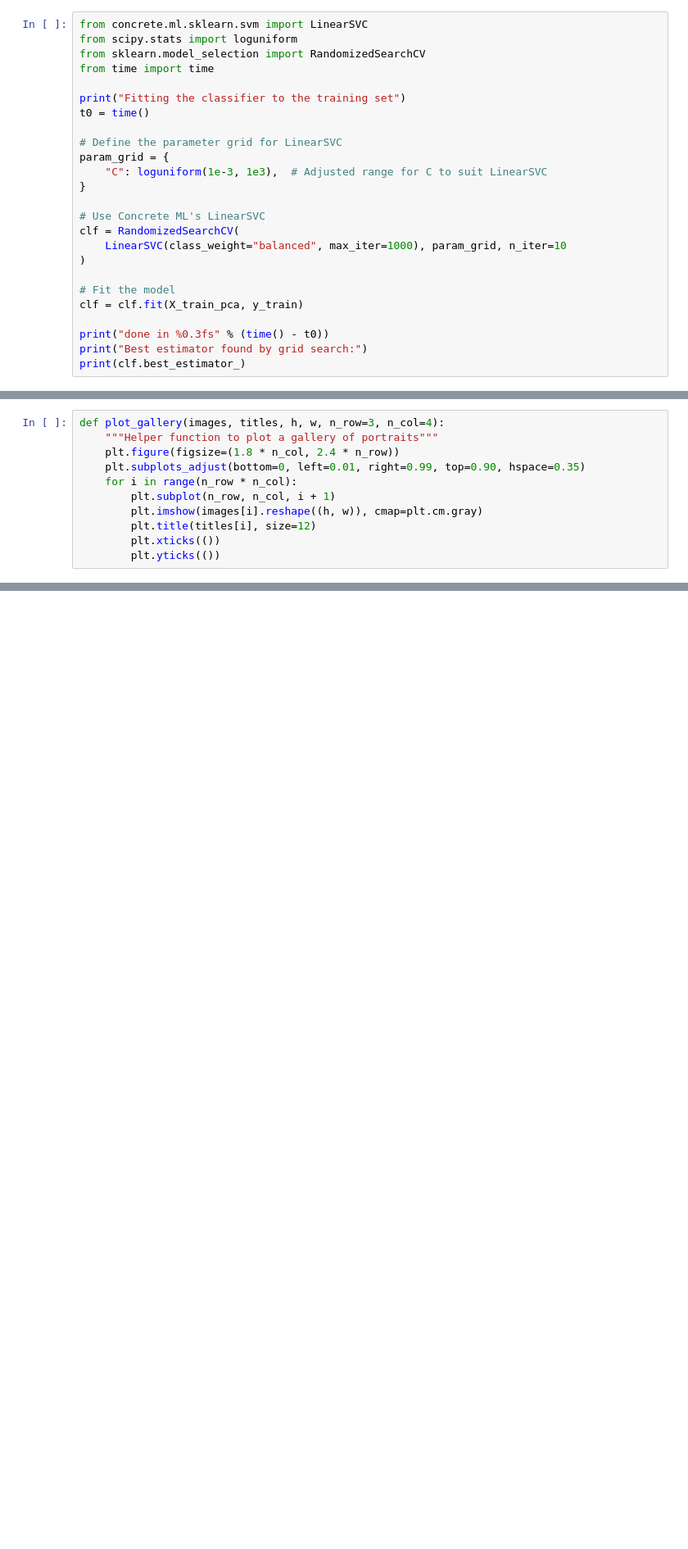
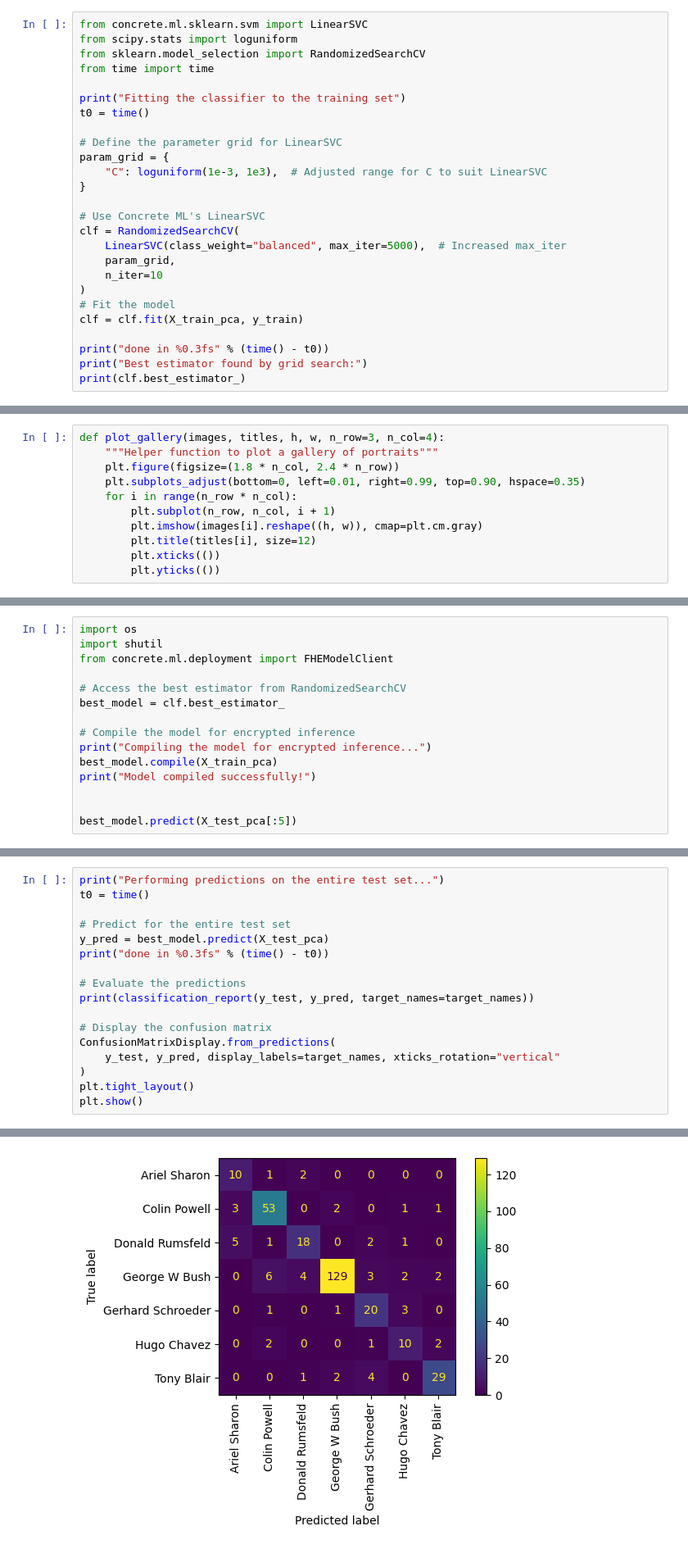
Before and after one commit to ngoinhaoto/concreteML, a Jupyter notebook: test.ipynb, the cells around one changed output, grey strips where cells are left out. Shown at 82% size. Drawn from its saved outputs; the diff is of its cells as text; blank space fills up the shorter version.

Commit message:
add compile & inference fhe

```diff
--- a/test.ipynb
+++ b/test.ipynb
@@ -102,9 +97,10 @@ param_grid = {
 
 # Use Concrete ML's LinearSVC
 clf = RandomizedSearchCV(
-    LinearSVC(class_weight="balanced", max_iter=1000), param_grid, n_iter=10
+    LinearSVC(class_weight="balanced", max_iter=5000),  # Increased max_iter
+    param_grid,
+    n_iter=10
 )
-
 # Fit the model
 clf = clf.fit(X_train_pca, y_train)
 
@@ -177,3 +173,18 @@ plot_gallery(eigenfaces, eigenface_titles, h, w)
 plt.show()
 # %% [output]
 [figure]
+# %%
+import os
+import shutil
+from concrete.ml.deployment import FHEModelClient
+
+# Access the best estimator from RandomizedSearchCV
+best_model = clf.best_estimator_
+
+# Compile the model for encrypted inference
+print("Compiling the model for encrypted inference...")
+best_model.compile(X_train_pca)
+print("Model compiled successfully!")
+
+
+best_model.predict(X_test_pca[:5])
@@ -179,0 +196,18 @@ plt.show()
+# %%
+print("Performing predictions on the entire test set...")
+t0 = time()
+
+# Predict for the entire test set
+y_pred = best_model.predict(X_test_pca)
+print("done in %0.3fs" % (time() - t0))
+
+# Evaluate the predictions
+print(classification_report(y_test, y_pred, target_names=target_names))
+
+# Display the confusion matrix
+ConfusionMatrixDisplay.from_predictions(
+    y_test, y_pred, display_labels=target_names, xticks_rotation="vertical"
+)
+plt.tight_layout()
+plt.show()
+# %% [output]
@@ -179,0 +229 @@ plt.show()
+[figure, added]
```
Also changed, not shown: parts of 7 cells of this notebook, 1 other file.
